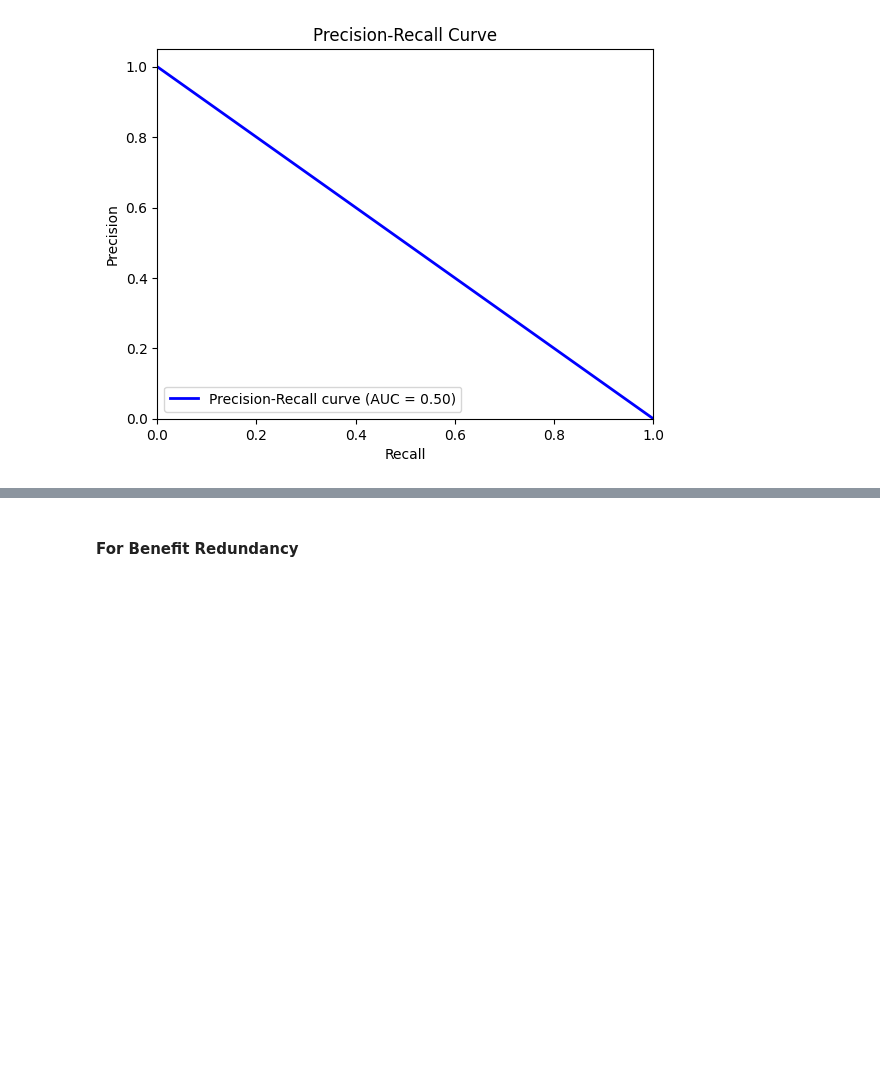
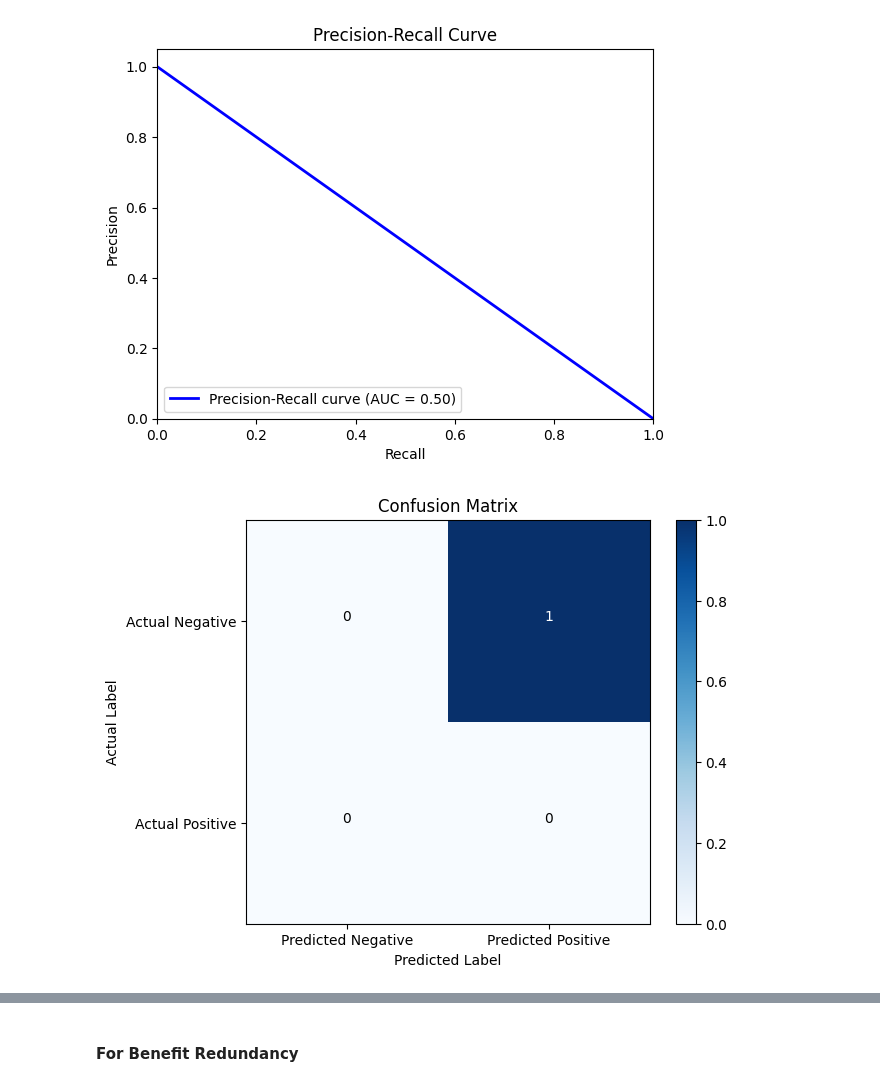
Before and after one commit to SoftwareStackLukas/LLMbasedRedundancyAnalysis, a Jupyter notebook: redundanciesbyannotations/redundant_main_part_benefit_results.ipynb, the cells around one changed output, grey strips where cells are left out. Cells and saved outputs as stored; diff of their text form; code cells hidden in the pictures; blank space fills up the shorter version.

```diff
--- a/redundanciesbyannotations/redundant_main_part_benefit_results.ipynb
+++ b/redundanciesbyannotations/redundant_main_part_benefit_results.ipynb
@@ -271,5 +270,27 @@ plt.legend(loc="lower left")
 plt.show()
 # %% [output]
 [figure]
+# %%
+plt.figure()
+plt.imshow(conf_matrix_3_5_turbo_main_part, interpolation='nearest', cmap=plt.cm.Blues)
+plt.title('Confusion Matrix')
+plt.colorbar()
+tick_marks = np.arange(2)
+plt.xticks(tick_marks, ['Predicted Negative', 'Predicted Positive'])
+plt.yticks(tick_marks, ['Actual Negative', 'Actual Positive'])
+
+thresh = conf_matrix_3_5_turbo_main_part.max() / 2.
+for i in range(conf_matrix_3_5_turbo_main_part.shape[0]):
+    for j in range(conf_matrix_3_5_turbo_main_part.shape[1]):
+        plt.text(j, i, format(conf_matrix_3_5_turbo_main_part[i, j], 'd'),
+                 horizontalalignment="center",
+                 color="white" if conf_matrix_3_5_turbo_main_part[i, j] > thresh else "black")
+
+plt.tight_layout()
+plt.ylabel('Actual Label')
+plt.xlabel('Predicted Label')
+plt.show()
+# %% [output]
+[figure, added]
 # %%
 plt.figure()
```
Also changed, not shown: parts of 63 cells of this notebook, 2 other files.
